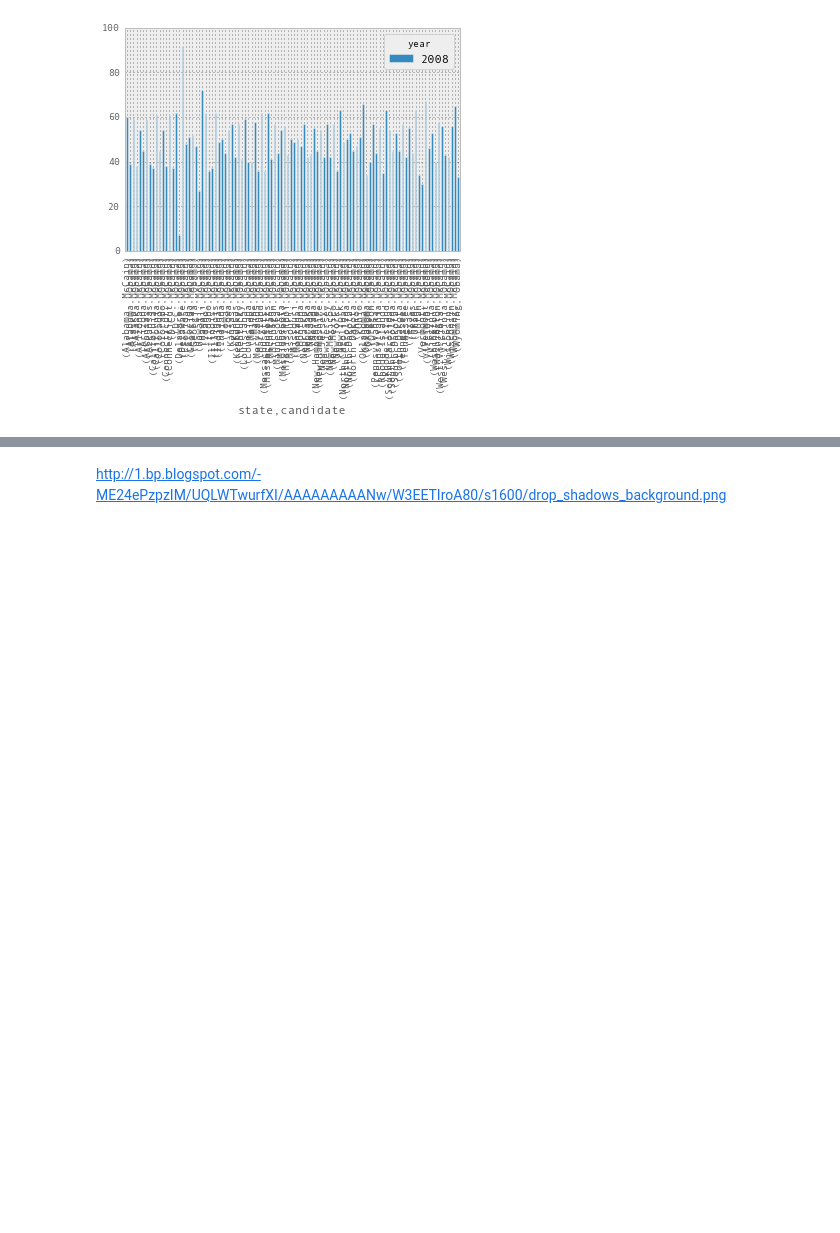
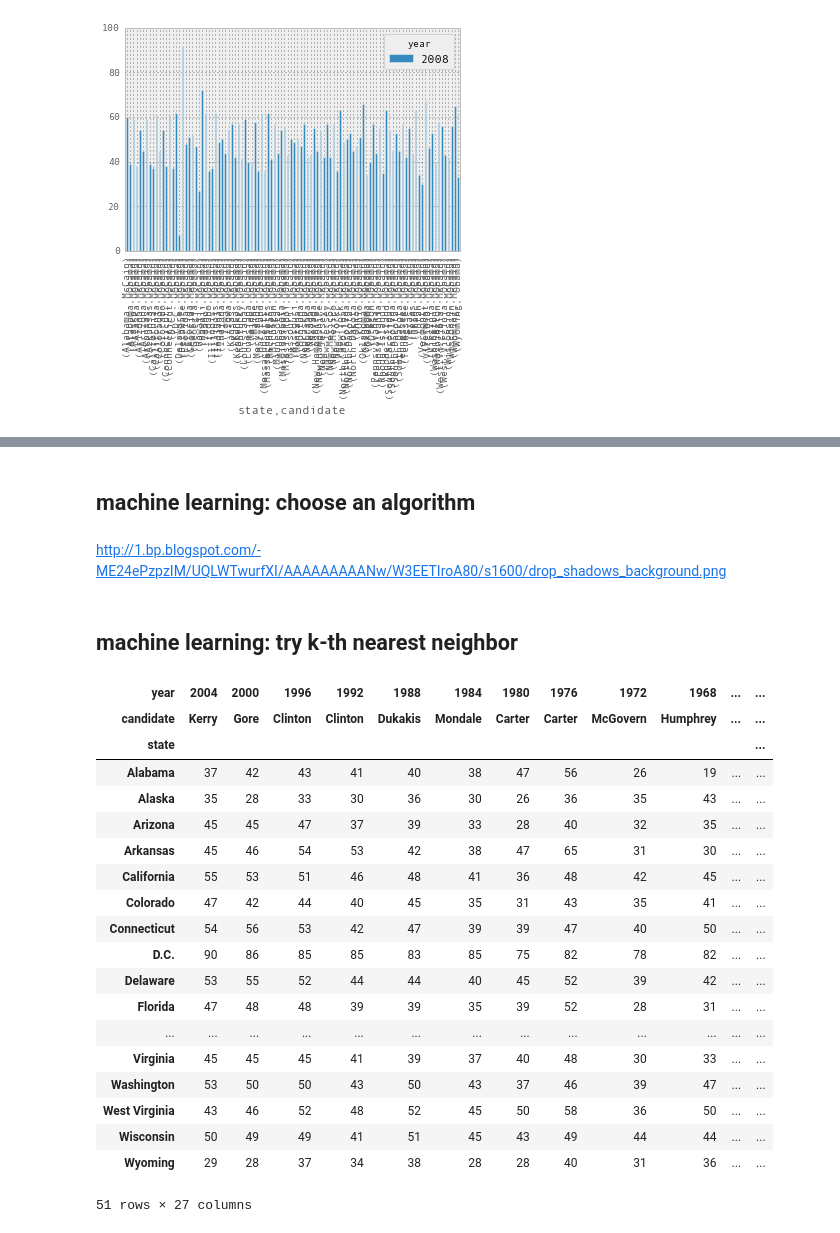
Before and after one commit to chrisfarrell/cs664-final-project, a Jupyter notebook: ChrisFarrell_FinalProject.ipynb, the cells around one changed output, grey strips where cells are left out. Drawn from its saved outputs; the diff is of its cells as text; code cells hidden in the pictures; blank space fills up the shorter version.

```diff
--- a/ChrisFarrell_FinalProject.ipynb
+++ b/ChrisFarrell_FinalProject.ipynb
@@ -307,2 +305,6 @@ stack_slice_of_all_candidates.plot(kind='bar')
+# %% [markdown]
+## machine learning: choose an algorithm
 # %% [markdown]
 http://1.bp.blogspot.com/-ME24ePzpzIM/UQLWTwurfXI/AAAAAAAAANw/W3EETIroA80/s1600/drop_shadows_background.png
+# %% [markdown]
+## machine learning: try k-th nearest neighbor
@@ -311,0 +316,23 @@ Y_target = frame_all_democrats.iloc[:,:1]
+# %%
+frame_all_democrats.iloc[:,1:28]
+# %% [output]
+| year | 2004 | 2000 | 1996 | 1992 | 1988 | 1984 | 1980 | 1976 | 1972 | 1968 | ... | ... |
+| candidate | Kerry | Gore | Clinton | Clinton | Dukakis | Mondale | Carter | Carter | McGovern | Humphrey | ... | ... |
+| state |  |  |  |  |  |  |  |  |  |  |  | ... |
+| Alabama | 37 | 42 | 43 | 41 | 40 | 38 | 47 | 56 | 26 | 19 | ... | ... |
+| Alaska | 35 | 28 | 33 | 30 | 36 | 30 | 26 | 36 | 35 | 43 | ... | ... |
+| Arizona | 45 | 45 | 47 | 37 | 39 | 33 | 28 | 40 | 32 | 35 | ... | ... |
+| Arkansas | 45 | 46 | 54 | 53 | 42 | 38 | 47 | 65 | 31 | 30 | ... | ... |
+| California | 55 | 53 | 51 | 46 | 48 | 41 | 36 | 48 | 42 | 45 | ... | ... |
+| Colorado | 47 | 42 | 44 | 40 | 45 | 35 | 31 | 43 | 35 | 41 | ... | ... |
+| Connecticut | 54 | 56 | 53 | 42 | 47 | 39 | 39 | 47 | 40 | 50 | ... | ... |
+| D.C. | 90 | 86 | 85 | 85 | 83 | 85 | 75 | 82 | 78 | 82 | ... | ... |
+| Delaware | 53 | 55 | 52 | 44 | 44 | 40 | 45 | 52 | 39 | 42 | ... | ... |
+| Florida | 47 | 48 | 48 | 39 | 39 | 35 | 39 | 52 | 28 | 31 | ... | ... |
+| ... | ... | ... | ... | ... | ... | ... | ... | ... | ... | ... | ... | ... |
+| Virginia | 45 | 45 | 45 | 41 | 39 | 37 | 40 | 48 | 30 | 33 | ... | ... |
+| Washington | 53 | 50 | 50 | 43 | 50 | 43 | 37 | 46 | 39 | 47 | ... | ... |
+| West Virginia | 43 | 46 | 52 | 48 | 52 | 45 | 50 | 58 | 36 | 50 | ... | ... |
+| Wisconsin | 50 | 49 | 49 | 41 | 51 | 45 | 43 | 49 | 44 | 44 | ... | ... |
+| Wyoming | 29 | 28 | 37 | 34 | 38 | 28 | 28 | 40 | 31 | 36 | ... | ... |
+51 rows × 27 columns
```
Also changed, not shown: parts of 18 cells of this notebook.
